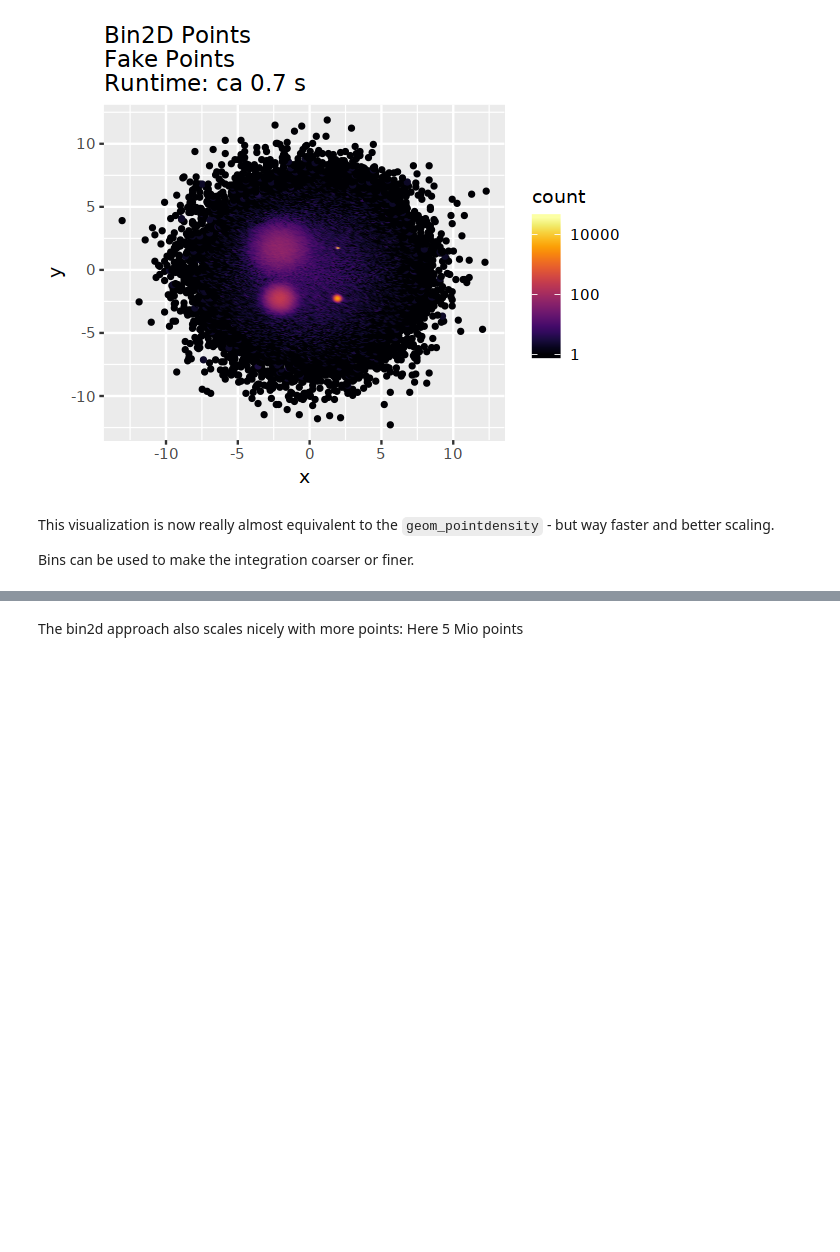
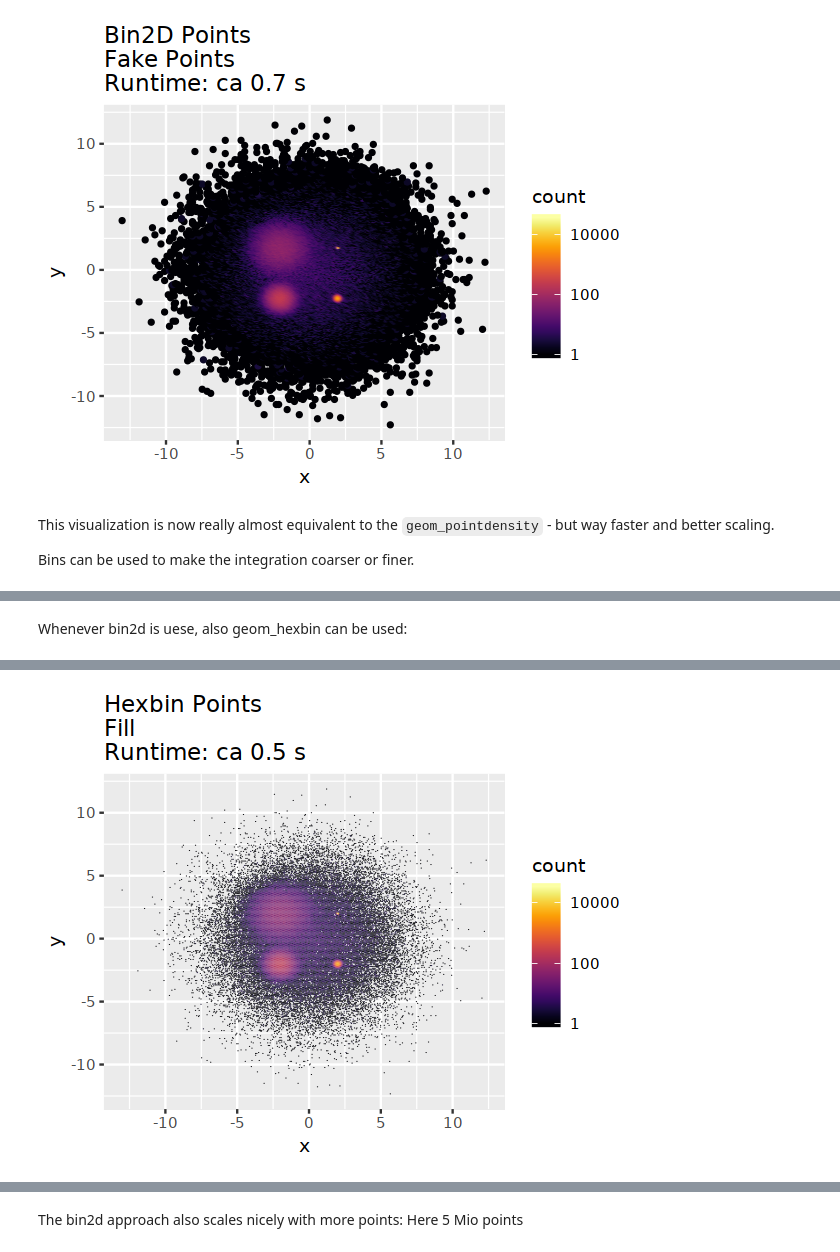
Before and after one commit to votti/vz-varia, a Jupyter notebook: heatscatter_example/heatscatter_example.ipynb, the cells around one changed output, grey strips where cells are left out. Cells and saved outputs as stored; diff of their text form; code cells hidden in the pictures; blank space fills up the shorter version.

Commit message:
Adds hexbin as alternative

```diff
--- a/heatscatter_example/heatscatter_example.ipynb
+++ b/heatscatter_example/heatscatter_example.ipynb
@@ -193 +193,11 @@ system.time({print(p)})
 [figure]
+# %% [markdown]
+Whenever bin2d is uese, also geom_hexbin can be used:
+# %%
+p <- ggplot(dists_shuffled, aes(x=x, y=y))+
+    geom_hex(bins=300)+
+    scale_fill_viridis(trans = "log10", option='inferno')+
+    ggtitle('Hexbin Points\nFill\nRuntime: ca 0.5 s')
+
+system.time({print(p)})
+# %% [output]
@@ -193,0 +206 @@ system.time({print(p)})
+[figure, added]
```
Also changed, not shown: parts of 29 cells of this notebook, 1 other file.
